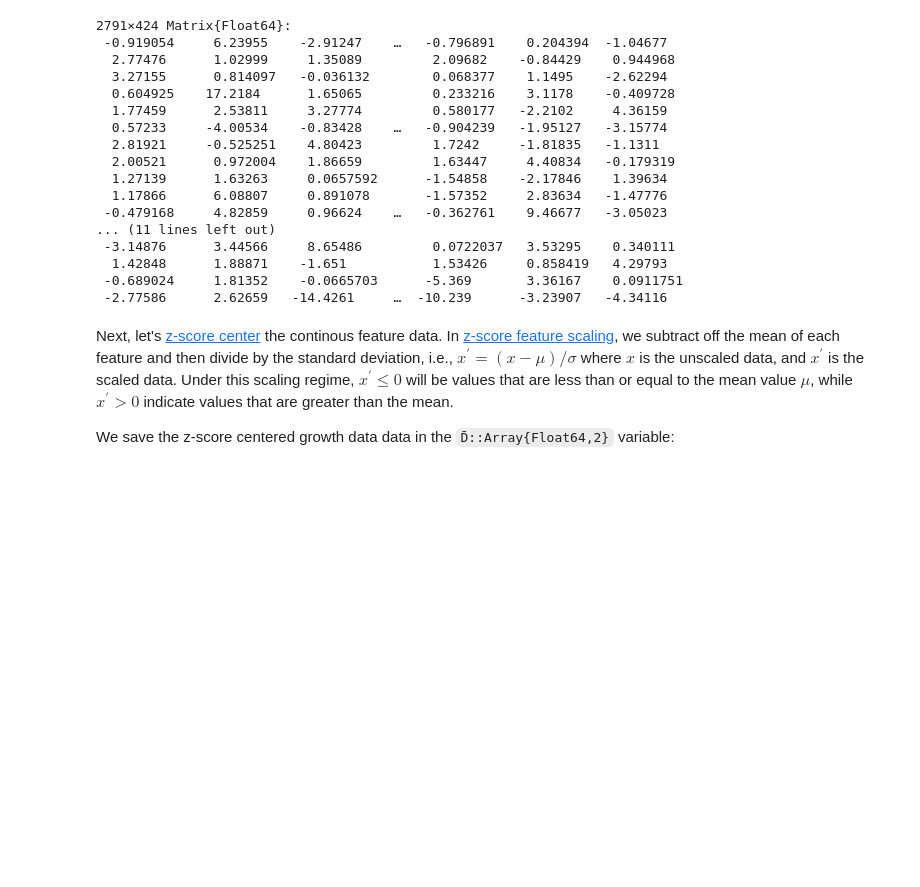
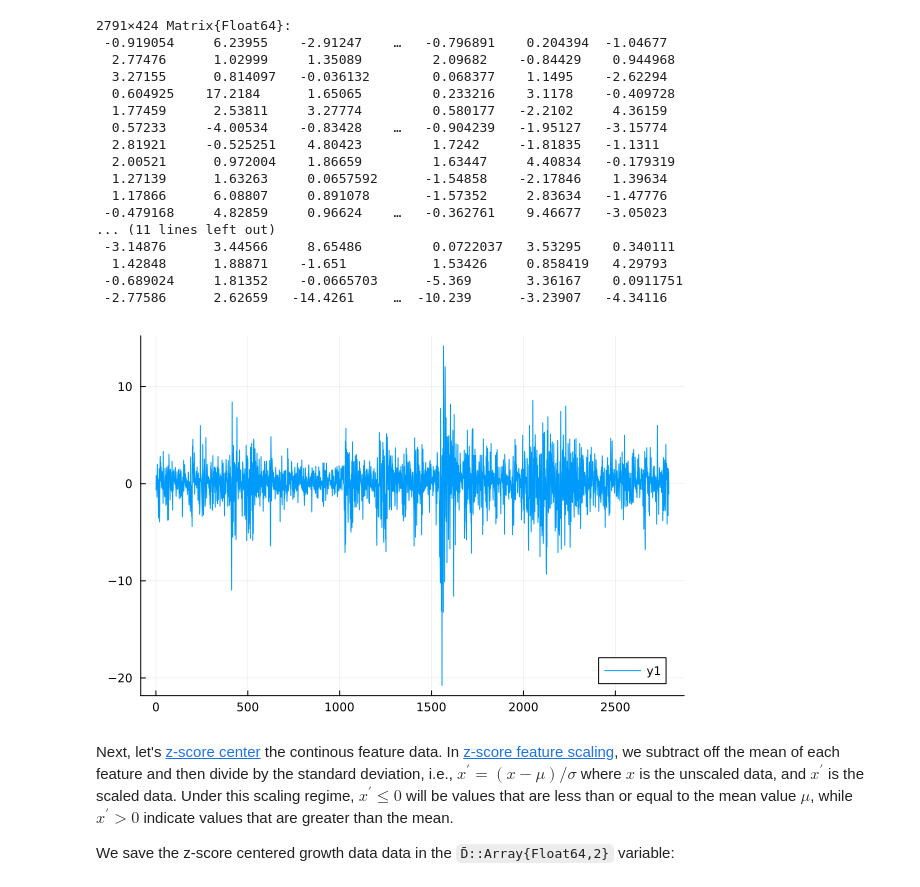
Before and after one commit to varnerlab/CHEME-5820-Lectures-Spring-2025, a Jupyter notebook: lectures/week-4/L4a/CHEME-5820-L4a-KernelRegression-S2025.ipynb, the cells around one changed output. Cells and saved outputs as stored; diff of their text form; code cells hidden in the pictures; blank space fills up the shorter version.

```diff
--- a/lectures/week-4/L4a/CHEME-5820-L4a-KernelRegression-S2025.ipynb
+++ b/lectures/week-4/L4a/CHEME-5820-L4a-KernelRegression-S2025.ipynb
@@ -81,6 +101,11 @@ end
   1.42848      1.88871    -1.651           1.53426     0.858419   4.29793
  -0.689024     1.81352    -0.0665703      -5.369       3.36167    0.0911751
  -2.77586      2.62659   -14.4261     …  -10.239      -3.23907   -4.34116
+# %%
+i = findfirst(s-> s=="SPY", list_of_all_tickers);
+plot(D[:,i])
+# %% [output]
+[figure, added]
 # %% [markdown]
 Next, let's [z-score center](https://en.wikipedia.org/wiki/Feature_scaling) the continous feature data. In [z-score feature scaling](https://en.wikipedia.org/wiki/Feature_scaling), we subtract off the mean of each feature and then divide by the standard deviation, i.e., $x^{\prime} = (x - \mu)/\sigma$ where $x$ is the unscaled data, and $x^{\prime}$ is the scaled data. Under this scaling regime, $x^{\prime}\leq{0}$ will be values that are less than or equal to the mean value $\mu$, while $x^{\prime}>0$ indicate values that are greater than the mean.
 
```
Also changed, not shown: parts of 9 cells of this notebook.
